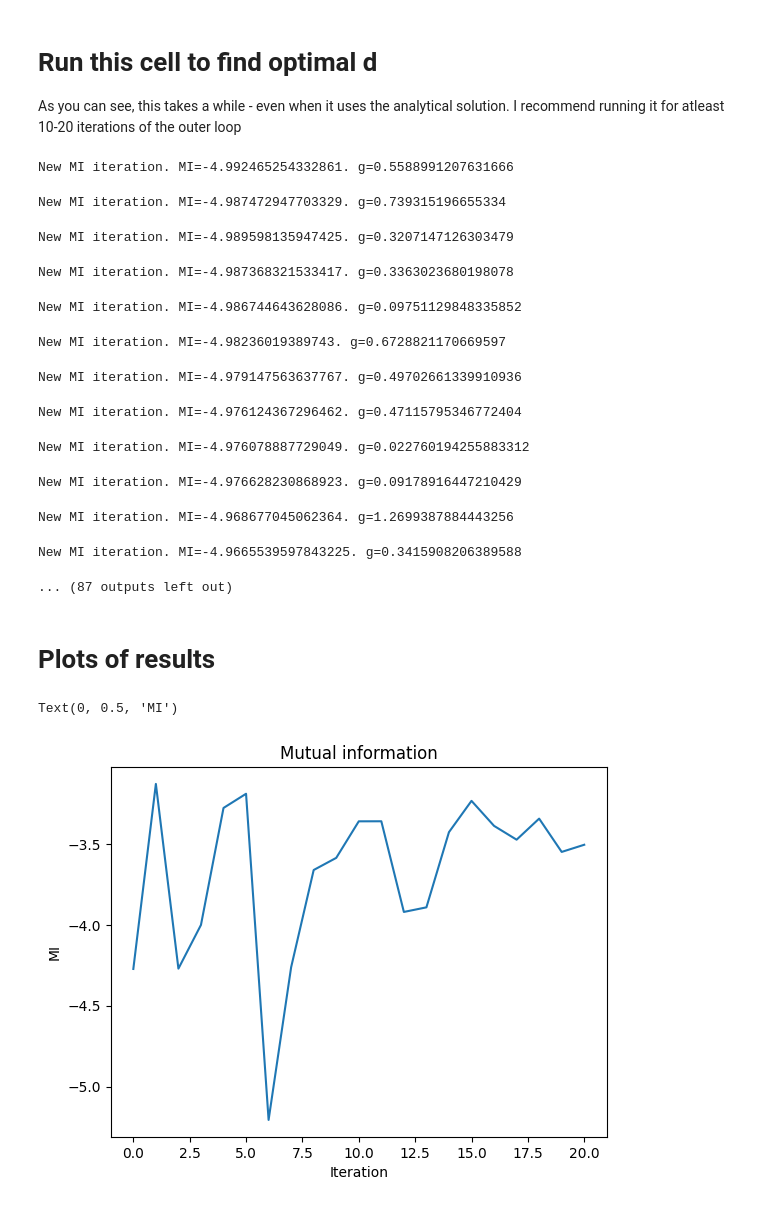
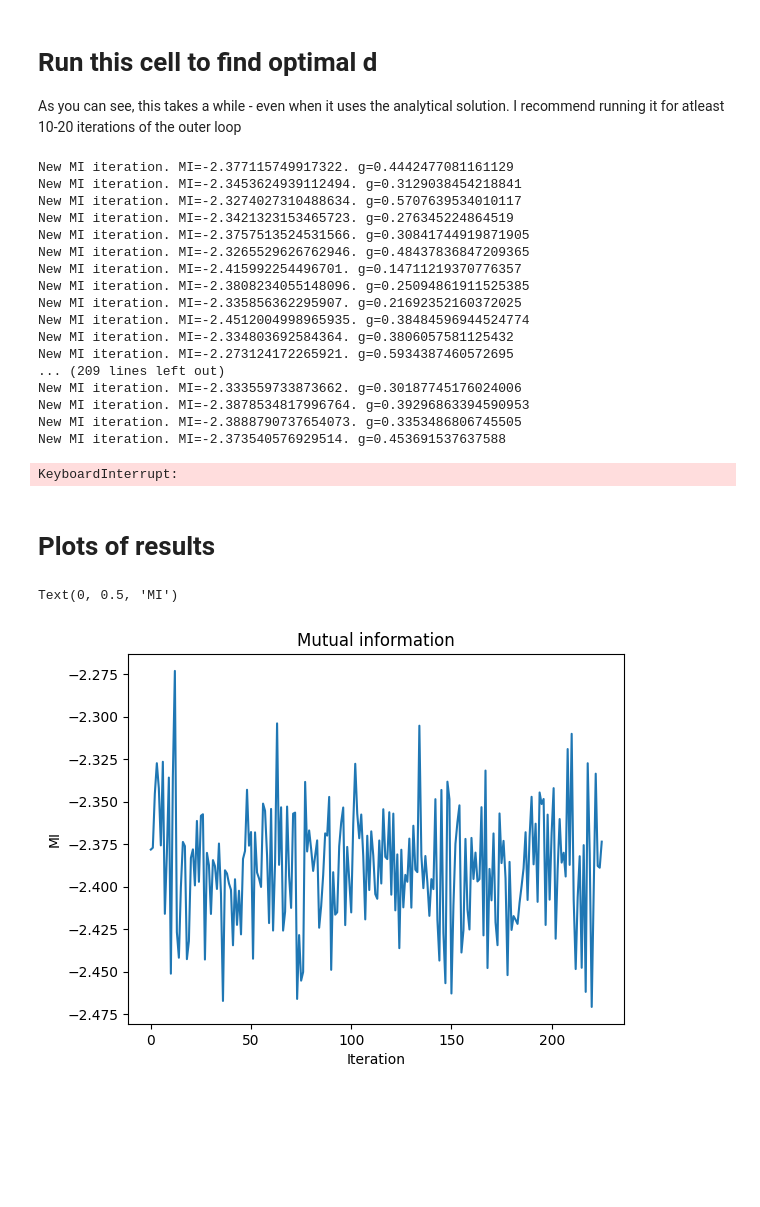
Before and after one commit to Snailed/bayesian-optimal-design-pocs, a Jupyter notebook: python/Week 4, Oswin snippets.ipynb, the cells around one changed output. Saved outputs shown, nothing was run; the diff lists cells and outputs as text; code cells hidden in the pictures; blank space fills up the shorter version.

```diff
--- a/python/Week 4, Oswin snippets.ipynb
+++ b/python/Week 4, Oswin snippets.ipynb
@@ -223,6 +239,7 @@ I recommend running it for atleast 10-20 iterations of the outer loop
 # %%
 #d0 = np.array([[1,1], [2,2], [3,9]])
 d0 = np.random.randn(10,2)
+d0 = np.array([[i, i] for i in range(10)])
 #A_prior = np.array([[5, -2, 1],
 #              [-2, 4, -1],
 #              [1, -1, 3]])
@@ -231,36 +248,43 @@ mean_prior = np.array([0, 0, 0])
 optimal_params = []
 data_sets = []
 dis = []
+mis = []
 g_norms = []
 elbos = []
 def callback(di, g):
+    mis.append(mutual_information_sampling(di, N=500))
     if len(dis) > 0:
-        print("New MI iteration. MI=%s. g=%s" % (mutual_information(augment_d(di), A_prior @ A_prior.T), np.linalg.norm(g)))
+        print("New MI iteration. MI=%s. g=%s" % (mis[-1], np.linalg.norm(g)))
     dis.append(di)
     return True
-optimizer(d0, MI_grad, callback=callback, label="Optimizing for d", iters=500, rate=0.1, decay=0.1)
+optimizer(d0, lambda d: grad(mutual_information_sampling)(d), callback=callback, label="Optimizing for d", iters=500, rate=0.01, decay=0.001)
 # %% [output]
-New MI iteration. MI=-4.992465254332861. g=0.5588991207631666
+New MI iteration. MI=-2.377115749917322. g=0.4442477081161129
+New MI iteration. MI=-2.3453624939112494. g=0.3129038454218841
+New MI iteration. MI=-2.3274027310488634. g=0.5707639534010117
+New MI iteration. MI=-2.3421323153465723. g=0.276345224864519
+New MI iteration. MI=-2.3757513524531566. g=0.30841744919871905
+New MI iteration. MI=-2.3265529626762946. g=0.48437836847209365
+New MI iteration. MI=-2.415992254496701. g=0.14711219370776357
+New MI iteration. MI=-2.3808234055148096. g=0.25094861911525385
+New MI iteration. MI=-2.335856362295907. g=0.21692352160372025
+New MI iteration. MI=-2.4512004998965935. g=0.38484596944524774
+New MI iteration. MI=-2.334803692584364. g=0.3806057581125432
+New MI iteration. MI=-2.273124172265921. g=0.5934387460572695
+... (209 lines left out)
+New MI iteration. MI=-2.333559733873662. g=0.30187745176024006
+New MI iteration. MI=-2.3878534817996764. g=0.39296863394590953
+New MI iteration. MI=-2.3888790737654073. g=0.3353486806745505
+New MI iteration. MI=-2.373540576929514. g=0.453691537637588
-New MI iteration. MI=-4.987472947703329. g=0.739315196655334
+KeyboardInterrupt:
-New MI iteration. MI=-4.989598135947425. g=0.3207147126303479
-New MI iteration. MI=-4.987368321533417. g=0.3363023680198078
-New MI iteration. MI=-4.986744643628086. g=0.09751129848335852
-New MI iteration. MI=-4.98236019389743. g=0.6728821170669597
-New MI iteration. MI=-4.979147563637767. g=0.49702661339910936
-New MI iteration. MI=-4.976124367296462. g=0.47115795346772404
-New MI iteration. MI=-4.976078887729049. g=0.022760194255883312
-New MI iteration. MI=-4.976628230868923. g=0.09178916447210429
-New MI iteration. MI=-4.968677045062364. g=1.2699387884443256
-New MI iteration. MI=-4.9665539597843225. g=0.3415908206389588
-... (87 outputs left out)
 # %% [markdown]
 # Plots of results
 # %%
-plt.plot(np.arange(0, len(dis)), np.array([mutual_information(np.array([d[:, 0], d[:, 1], np.ones(len(d))]).T, A_prior @ A_prior.T, dim=3) for d in dis]))
+plt.plot(np.arange(0, len(mis)), np.array(mis))
 plt.title("Mutual information")
 plt.xlabel("Iteration")
 plt.ylabel("MI")
 # %% [output]
 Text(0, 0.5, 'MI')
-[figure, old version]
+[figure, new version]
 # %%
```
Also changed, not shown: parts of 6 cells of this notebook, 4 other files.
